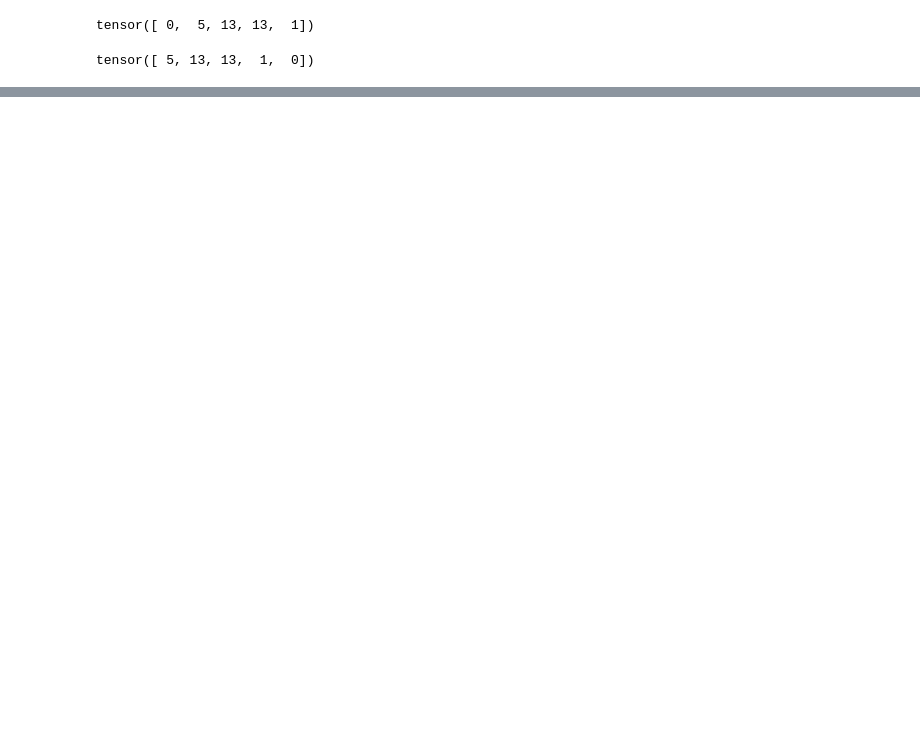
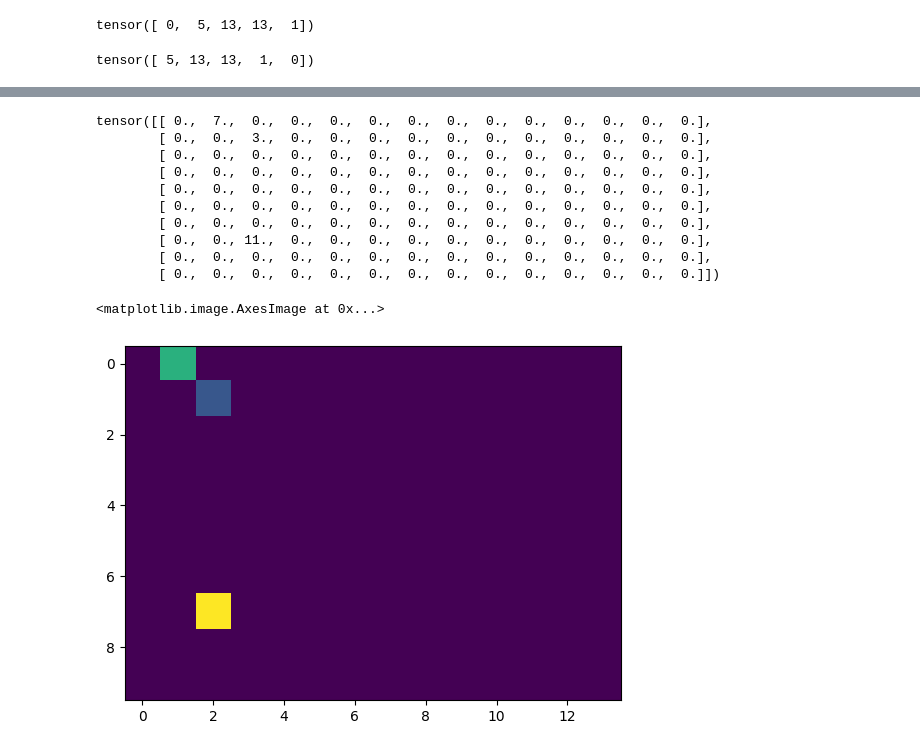
Before and after one commit to brahma2024/LLM-study, a Jupyter notebook: BigramLM.ipynb, the cells around one changed output, grey strips where cells are left out. Cells and saved outputs as stored; diff of their text form; code cells hidden in the pictures; blank space fills up the shorter version.

```diff
--- a/BigramLM.ipynb
+++ b/BigramLM.ipynb
@@ -388,0 +381,21 @@ tensor([ 5, 13, 13,  1,  0])
+# %%
+abc_tensor = torch.zeros([10,14])
+# %%
+abc_tensor[7,2] += 3
+print(abc_tensor)
+import matplotlib.pyplot as plt
+%matplotlib inline
+plt.imshow(abc_tensor)
+# %% [output]
+tensor([[ 0.,  7.,  0.,  0.,  0.,  0.,  0.,  0.,  0.,  0.,  0.,  0.,  0.,  0.],
+        [ 0.,  0.,  3.,  0.,  0.,  0.,  0.,  0.,  0.,  0.,  0.,  0.,  0.,  0.],
+        [ 0.,  0.,  0.,  0.,  0.,  0.,  0.,  0.,  0.,  0.,  0.,  0.,  0.,  0.],
+        [ 0.,  0.,  0.,  0.,  0.,  0.,  0.,  0.,  0.,  0.,  0.,  0.,  0.,  0.],
+        [ 0.,  0.,  0.,  0.,  0.,  0.,  0.,  0.,  0.,  0.,  0.,  0.,  0.,  0.],
+        [ 0.,  0.,  0.,  0.,  0.,  0.,  0.,  0.,  0.,  0.,  0.,  0.,  0.,  0.],
+        [ 0.,  0.,  0.,  0.,  0.,  0.,  0.,  0.,  0.,  0.,  0.,  0.,  0.,  0.],
+        [ 0.,  0., 11.,  0.,  0.,  0.,  0.,  0.,  0.,  0.,  0.,  0.,  0.,  0.],
+        [ 0.,  0.,  0.,  0.,  0.,  0.,  0.,  0.,  0.,  0.,  0.,  0.,  0.,  0.],
+        [ 0.,  0.,  0.,  0.,  0.,  0.,  0.,  0.,  0.,  0.,  0.,  0.,  0.,  0.]])
+<matplotlib.image.AxesImage at 0x...>
+[figure, added]
```
Also changed, not shown: parts of 46 cells of this notebook.
